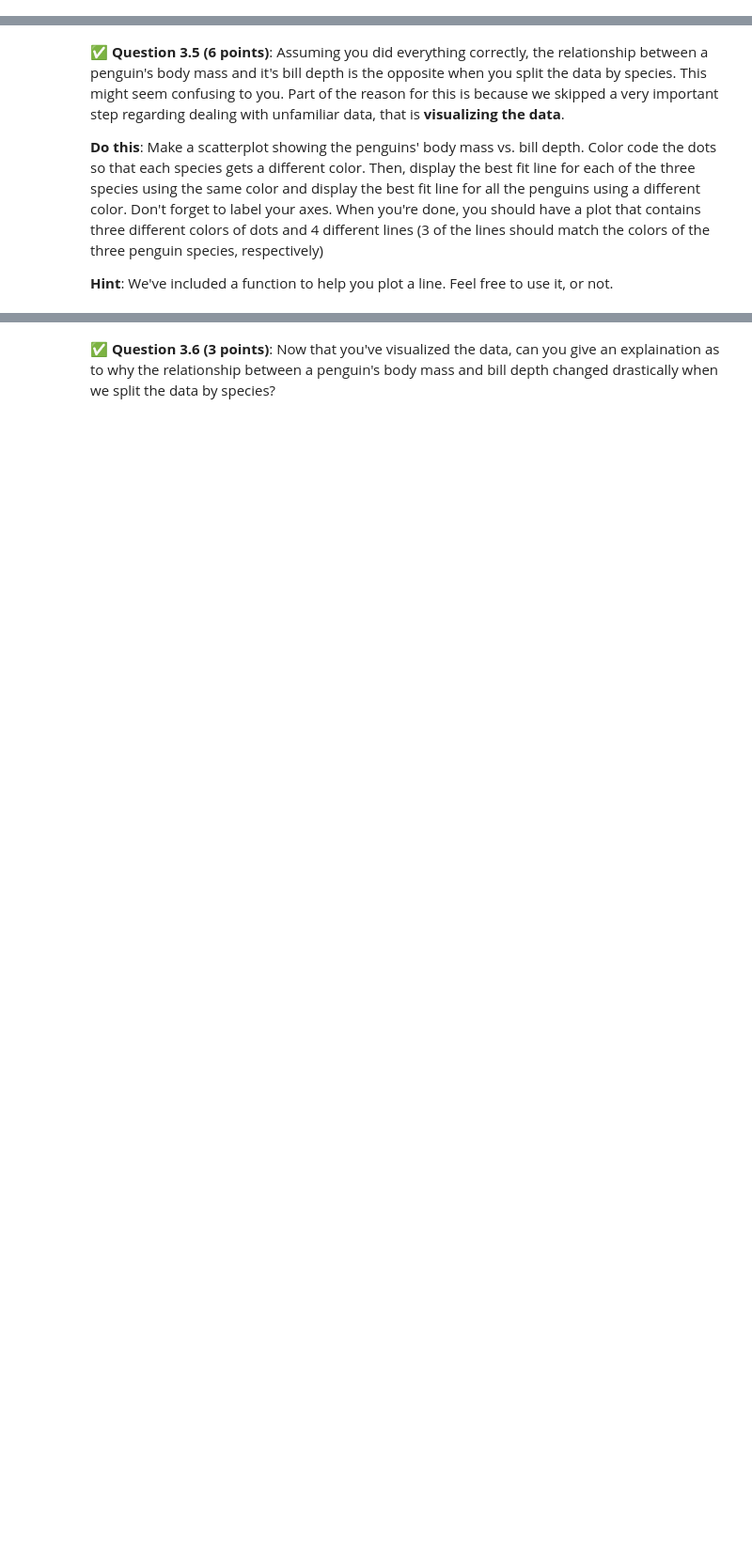
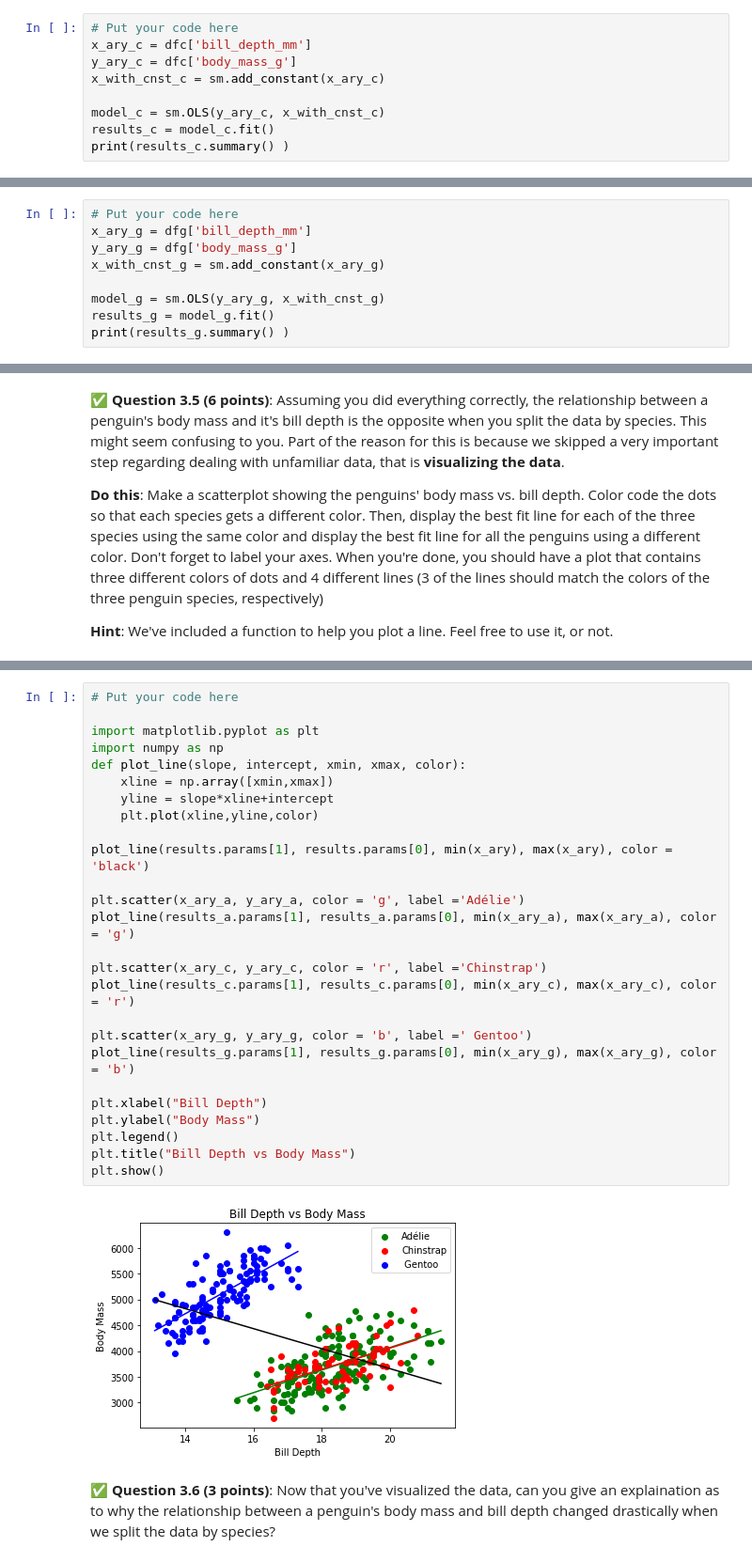
Before and after one commit to johnsonbj199/CMSE202-f23-turnin, a Jupyter notebook: hw-03/HW-03_Regression-STUDENT.ipynb, the cells around one changed output, grey strips where cells are left out. Shown at 94% size. Saved outputs shown, nothing was run; the diff lists cells and outputs as text; blank space fills up the shorter version.

```diff
--- a/hw-03/HW-03_Regression-STUDENT.ipynb
+++ b/hw-03/HW-03_Regression-STUDENT.ipynb
@@ -140,0 +220,9 @@ In this part, we'll perform some one-variable linear regression analysis on the
+# %%
+# Put your code here
+x_ary_c = dfc['bill_depth_mm']
+y_ary_c = dfc['body_mass_g']
+x_with_cnst_c = sm.add_constant(x_ary_c)
+
+model_c = sm.OLS(y_ary_c, x_with_cnst_c)
+results_c = model_c.fit()
+print(results_c.summary() )
@@ -144,0 +249,9 @@ In this part, we'll perform some one-variable linear regression analysis on the
+# %%
+# Put your code here
+x_ary_g = dfg['bill_depth_mm']
+y_ary_g = dfg['body_mass_g']
+x_with_cnst_g = sm.add_constant(x_ary_g)
+
+model_g = sm.OLS(y_ary_g, x_with_cnst_g)
+results_g = model_g.fit()
+print(results_g.summary() )
@@ -170,2 +299,30 @@ def plot_line(slope, intercept, xmin, xmax, color):
+# %%
+# Put your code here
+
+import matplotlib.pyplot as plt
+import numpy as np
+def plot_line(slope, intercept, xmin, xmax, color):
+    xline = np.array([xmin,xmax])
+    yline = slope*xline+intercept
+    plt.plot(xline,yline,color)
+
+plot_line(results.params[1], results.params[0], min(x_ary), max(x_ary), color = 'black')
+
+plt.scatter(x_ary_a, y_ary_a, color = 'g', label ='Adélie')
+plot_line(results_a.params[1], results_a.params[0], min(x_ary_a), max(x_ary_a), color = 'g')
+
+plt.scatter(x_ary_c, y_ary_c, color = 'r', label ='Chinstrap')
+plot_line(results_c.params[1], results_c.params[0], min(x_ary_c), max(x_ary_c), color = 'r')
+
+plt.scatter(x_ary_g, y_ary_g, color = 'b', label =' Gentoo')
+plot_line(results_g.params[1], results_g.params[0], min(x_ary_g), max(x_ary_g), color = 'b')
+
+plt.xlabel("Bill Depth")
+plt.ylabel("Body Mass")
+plt.legend()
+plt.title("Bill Depth vs Body Mass")
+plt.show()
+# %% [output]
+[figure, added]
 # %% [markdown]
 &#9989;  **Question 3.6 (3 points)**: Now that you've visualized the data, can you give an explaination as to why the relationship between a penguin's body mass and bill depth changed drastically when we split the data by species?
```
Also changed, not shown: parts of 20 cells of this notebook.
